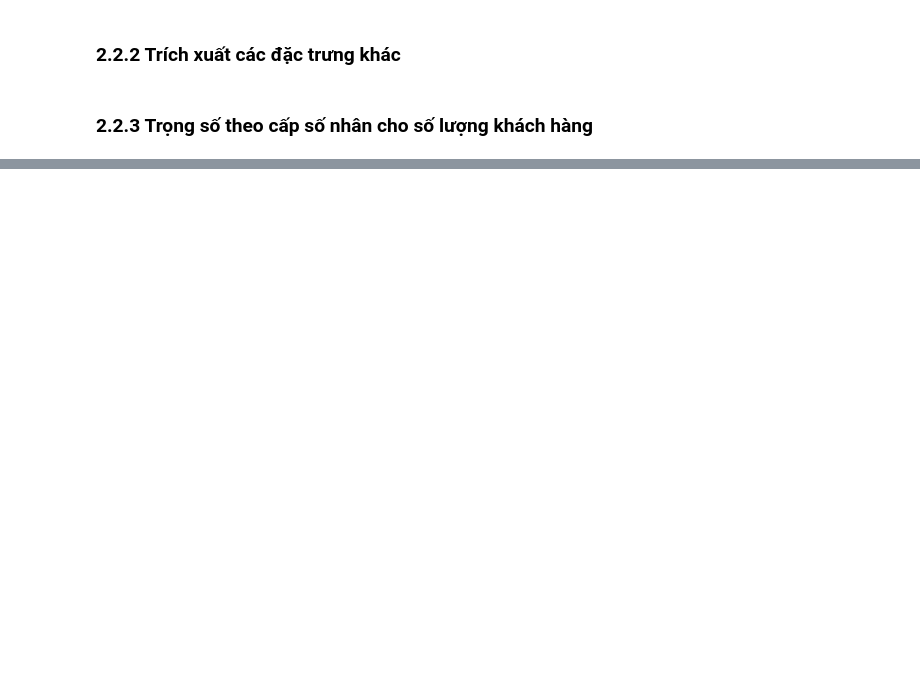
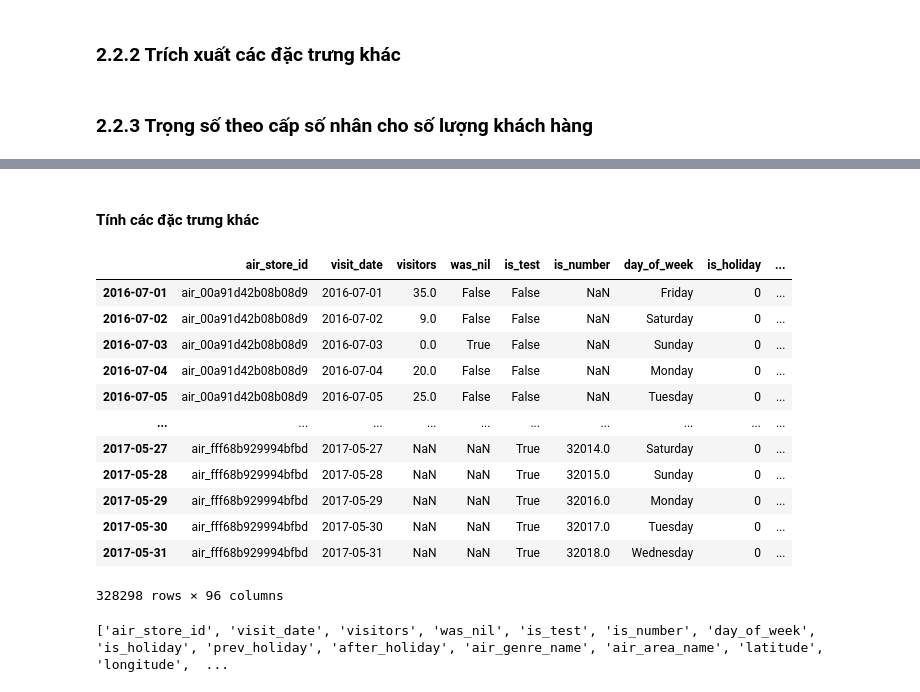
Before and after one commit to chongyeonsoo/PythonKHDL, a Jupyter notebook: report.ipynb, the cells around one changed output, grey strips where cells are left out. Cells and saved outputs as stored; diff of their text form; code cells hidden in the pictures; blank space fills up the shorter version.

```diff
--- a/report.ipynb
+++ b/report.ipynb
@@ -261,13 +460,26 @@ data['day_of_month'] = data['visit_date'].dt.day
 # %%
 from scipy import optimize
 def cal_ewm(data, alpha, adjust = False):
-    return data.ewm(alpha = alpha, adjust = adjust).mean()
+    return data.shift().ewm(alpha = alpha, adjust = adjust).mean()
 def find_best_alpha(data, adjust = False, eps = 10e-5):
     def f(alpha):
         ewm_estimate = cal_ewm(data, alpha = min(max(alpha, 0), 1), adjust= adjust)
         error = np.mean((data - ewm_estimate)**2)
         return error
-    best = optimize.differential_evolution(f, bounds = [(0 + eps, 1 - eps)])
+    best = optimize.differential_evolution(func = f, bounds = [(0 + eps, 1 - eps)])
     return cal_ewm(data, alpha = best['x'][0], adjust = adjust)
 
-group = data.groupby(['air_store_id', 'day_of_week']).apply(lambda g: find_best_alpha(g['replace_visitor']))
+group = data.groupby(['air_store_id', 'day_of_week']).apply(lambda g: find_best_alpha(g['replace_visitors']))
+data['optimize_week_visitor'] = group.sort_index(level=['air_store_id', 'visit_date']).values
+
+group = data.groupby(['air_store_id', 'day_of_week']).apply(lambda g: find_best_alpha(g['replace_visitor_log1']))
+data['optimize_week_visitor_log1'] = group.sort_index(level = ['air_store_id', 'visit_date']).values
+
+group = data.groupby(['air_store_id', 'weekend']).apply(lambda g: find_best_alpha(g['replace_visitors']))
+data['optimize_weekend_visitor']= group.sort_index(level= ['air_store_id', 'visit_date']).values
+
+group = data.groupby(['air_store_id', 'weekend']).apply(lambda g: find_best_alpha(g['replace_visitor_log1']))
+data['optimize_weekend_visitor_log1p'] = group.sort_index(level = ['air_store_id', 'visit_date']).values
+
+
+data.head()
@@ -273,0 +495,59 @@ group = data.groupby(['air_store_id', 'day_of_week']).apply(lambda g: find_best_
+# %% [markdown]
+#### Tính các đặc trưng khác
+# %%
+def rollStatistic(data, col, group_by):
+    data.index.name = None
+    data.sort_values(group_by + ['visit_date'], inplace = True)
+    data_group = data.groupby(group_by, sort = False)
+    stats = {
+        'mean' : [],
+        'median' : [],
+        'std' : [],
+        'count' : [],
+        'max' : [],
+        'min' : []
+    }
+    alpha_exp = [0.1, 0.25, 0.3, 0.5, 0.75]
+    stats.update({'ewm_{}_mean'.format(alpha) : [] for alpha in alpha_exp})
+    for _, group in data_group:
+        shift = group[col].shift()
+        rolling = shift.rolling(window = len(group), min_periods = 1)
+        stats['mean'].extend(rolling.mean())
+        stats['median'].extend(rolling.median())
+        stats['std'].extend(rolling.std())
+        stats['count'].extend(rolling.count())
+        stats['max'].extend(rolling.max())
+        stats['min'].extend(rolling.min())
+        for alpha in alpha_exp:
+            ewm_alpha = shift.ewm(alpha = alpha, adjust = False)
+            stats['ewm_{}_mean'.format(alpha)].extend(ewm_alpha.mean())
+    merge_name = '_&_'.join(group_by)
+    for stats_name, value in stats.items():
+        data['{}_{}_{}'.format(col, stats_name, merge_name)] = value
+
+rollStatistic(data, col = 'replace_visitors', group_by = ['air_store_id', 'day_of_week'])
+rollStatistic(data, col = 'replace_visitors', group_by = ['air_store_id', 'weekend'])
+rollStatistic(data, col = 'replace_visitors', group_by = ['air_store_id'])
+
+rollStatistic(data, col = 'replace_visitor_log1', group_by = ['air_store_id', 'day_of_week'])
+rollStatistic(data, col = 'replace_visitor_log1', group_by = ['air_store_id', 'weekend'])
+rollStatistic(data, col = 'replace_visitor_log1', group_by = ['air_store_id'])
+data.sort_values(['air_store_id', 'visit_date'])
+# %% [output]
+|  | air_store_id | visit_date | visitors | was_nil | is_test | is_number | day_of_week | is_holiday | ... |
+| 2016-07-01 | air_00a91d42b08b08d9 | 2016-07-01 | 35.0 | False | False | NaN | Friday | 0 | ... |
+| 2016-07-02 | air_00a91d42b08b08d9 | 2016-07-02 | 9.0 | False | False | NaN | Saturday | 0 | ... |
+| 2016-07-03 | air_00a91d42b08b08d9 | 2016-07-03 | 0.0 | True | False | NaN | Sunday | 0 | ... |
+| 2016-07-04 | air_00a91d42b08b08d9 | 2016-07-04 | 20.0 | False | False | NaN | Monday | 0 | ... |
+| 2016-07-05 | air_00a91d42b08b08d9 | 2016-07-05 | 25.0 | False | False | NaN | Tuesday | 0 | ... |
+| ... | ... | ... | ... | ... | ... | ... | ... | ... | ... |
+| 2017-05-27 | air_fff68b929994bfbd | 2017-05-27 | NaN | NaN | True | 32014.0 | Saturday | 0 | ... |
+| 2017-05-28 | air_fff68b929994bfbd | 2017-05-28 | NaN | NaN | True | 32015.0 | Sunday | 0 | ... |
+| 2017-05-29 | air_fff68b929994bfbd | 2017-05-29 | NaN | NaN | True | 32016.0 | Monday | 0 | ... |
+| 2017-05-30 | air_fff68b929994bfbd | 2017-05-30 | NaN | NaN | True | 32017.0 | Tuesday | 0 | ... |
+| 2017-05-31 | air_fff68b929994bfbd | 2017-05-31 | NaN | NaN | True | 32018.0 | Wednesday | 0 | ... |
+328298 rows × 96 columns
+# %%
+print(data.columns.tolist())
+# %% [output]
+['air_store_id', 'visit_date', 'visitors', 'was_nil', 'is_test', 'is_number', 'day_of_week', 'is_holiday', 'prev_holiday', 'after_holiday', 'air_genre_name', 'air_area_name', 'latitude', 'longitude',  ...
```
Also changed, not shown: parts of 54 cells of this notebook.
